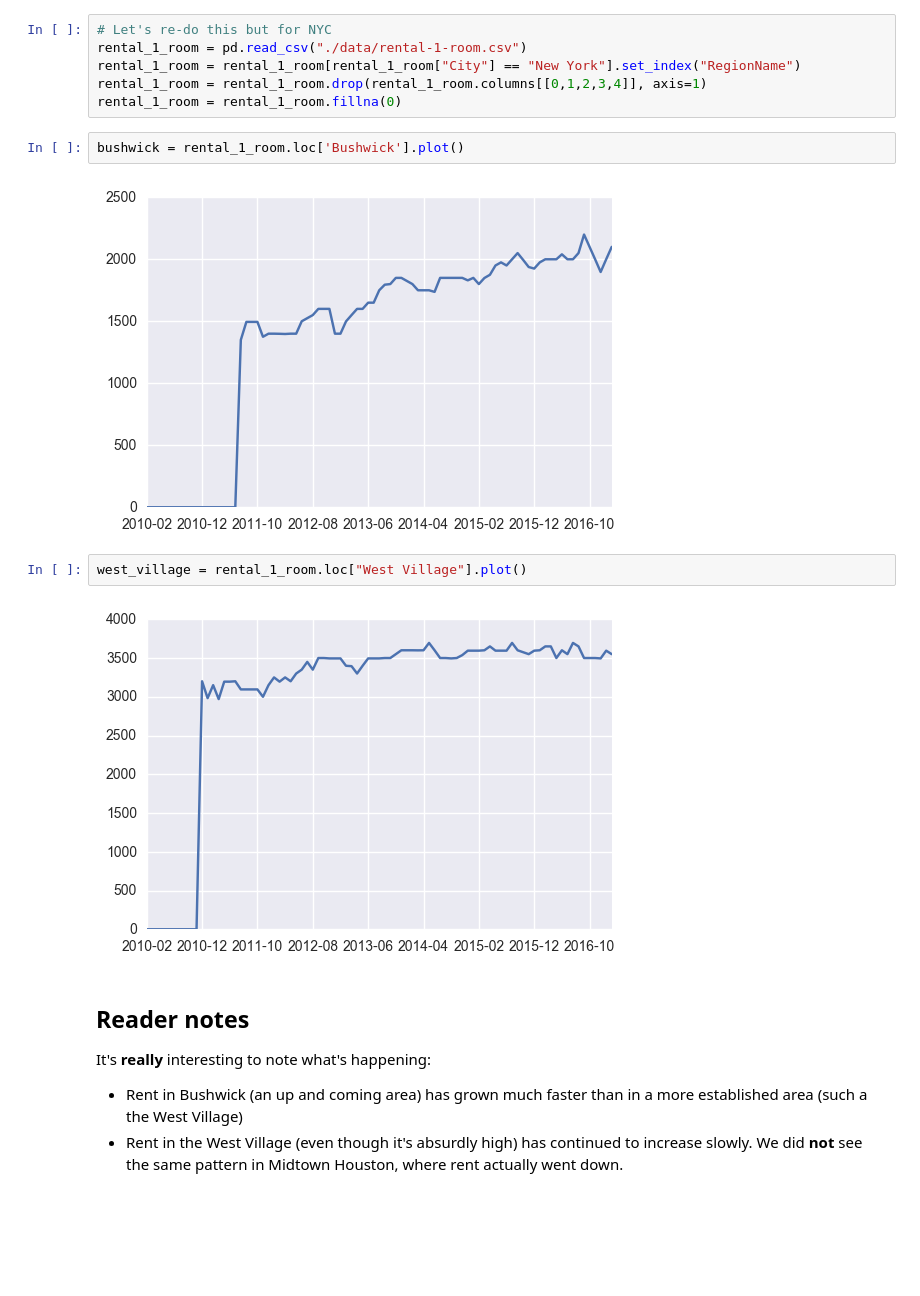
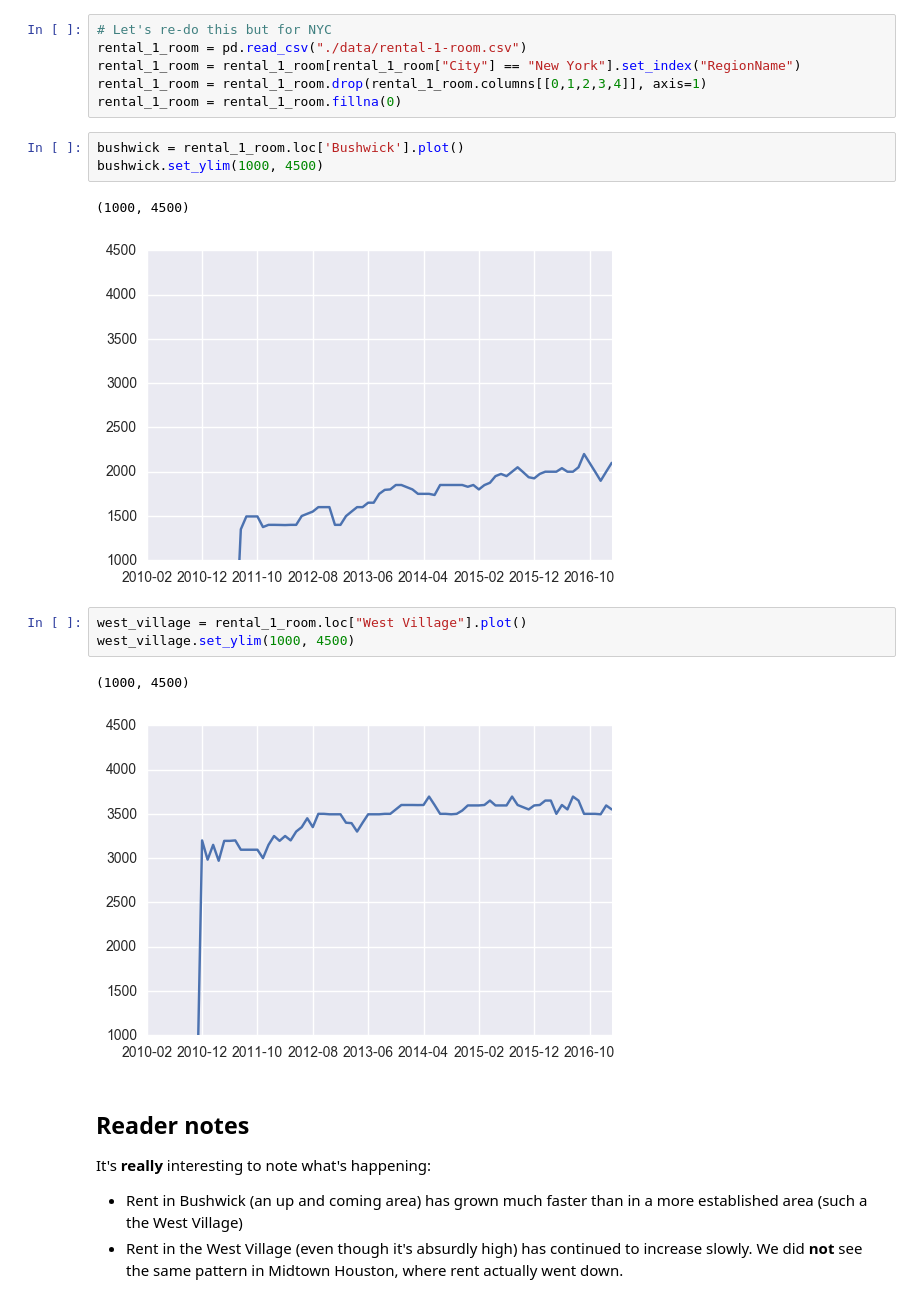
Before and after one commit to carlsednaoui/thinkful-data-science, a Jupyter notebook: coursework/unit_1_project/zillow.ipynb, the cells around one changed output. Saved outputs shown, nothing was run; the diff lists cells and outputs as text; blank space fills up the shorter version.

```diff
--- a/coursework/unit_1_project/zillow.ipynb
+++ b/coursework/unit_1_project/zillow.ipynb
@@ -247,12 +256,16 @@ rental_1_room = rental_1_room.drop(rental_1_room.columns[[0,1,2,3,4]], axis=1)
 rental_1_room = rental_1_room.fillna(0)
 # %%
 bushwick = rental_1_room.loc['Bushwick'].plot()
+bushwick.set_ylim(1000, 4500)
 # %% [output]
+(1000, 4500)
-[figure, old version]
+[figure, new version]
 # %%
 west_village = rental_1_room.loc["West Village"].plot()
+west_village.set_ylim(1000, 4500)
 # %% [output]
+(1000, 4500)
-[figure, old version]
+[figure, new version]
 # %% [markdown]
 ## Reader notes
 It's **really** interesting to note what's happening:
```
Also changed, not shown: parts of 14 cells of this notebook.
